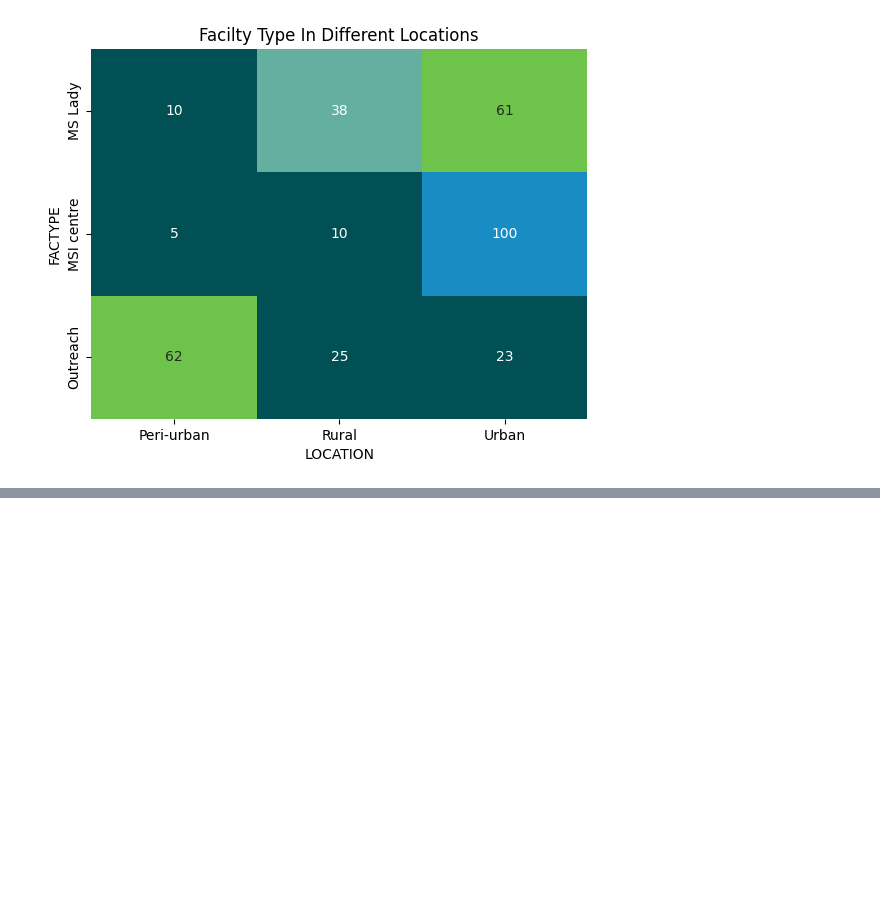
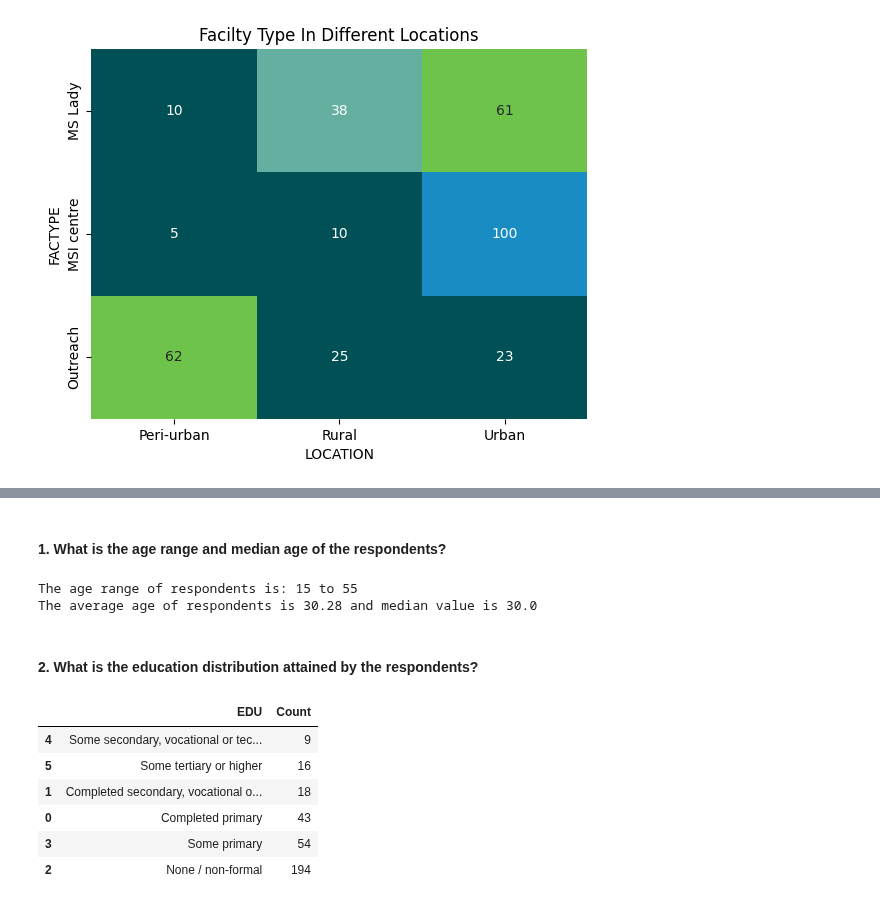
Before and after one commit to Mirwais-Farahi/MSIHealthServiceAnalytics, a Jupyter notebook: notebooks/03_Descriptive_Analysis.ipynb, the cells around one changed output, grey strips where cells are left out. Cells and saved outputs as stored; diff of their text form; code cells hidden in the pictures; blank space fills up the shorter version.

```diff
--- a/notebooks/03_Descriptive_Analysis.ipynb
+++ b/notebooks/03_Descriptive_Analysis.ipynb
@@ -179,0 +189,31 @@ plt.show()
+# %% [markdown]
+#### 1. What is the age range and median age of the respondents?
+# %%
+min_age = original_data['AGE'].min()
+max_age = original_data['AGE'].max()
+average_age = original_data['AGE'].mean()
+median_age = original_data['AGE'].median()
+
+print(f"The age range of respondents is: {min_age} to {max_age}")
+
+print(f"The average age of respondents is {np.round(average_age, 2)} and median value is {round(median_age, 2)}")
+# %% [output]
+The age range of respondents is: 15 to 55
+The average age of respondents is 30.28 and median value is 30.0
+# %% [markdown]
+#### 2. What is the education distribution attained by the respondents?
+# %%
+# Overall education level of respondents
+education_level = original_data.groupby('EDU').size().reset_index(name='Count')
+
+education_level = education_level.sort_values(by='Count')
+
+education_level
+# %% [output]
+|  | EDU | Count |
+| 4 | Some secondary, vocational or tec... | 9 |
+| 5 | Some tertiary or higher | 16 |
+| 1 | Completed secondary, vocational o... | 18 |
+| 0 | Completed primary | 43 |
+| 3 | Some primary | 54 |
+| 2 | None / non-formal | 194 |
```
Also changed, not shown: parts of 7 cells of this notebook.
